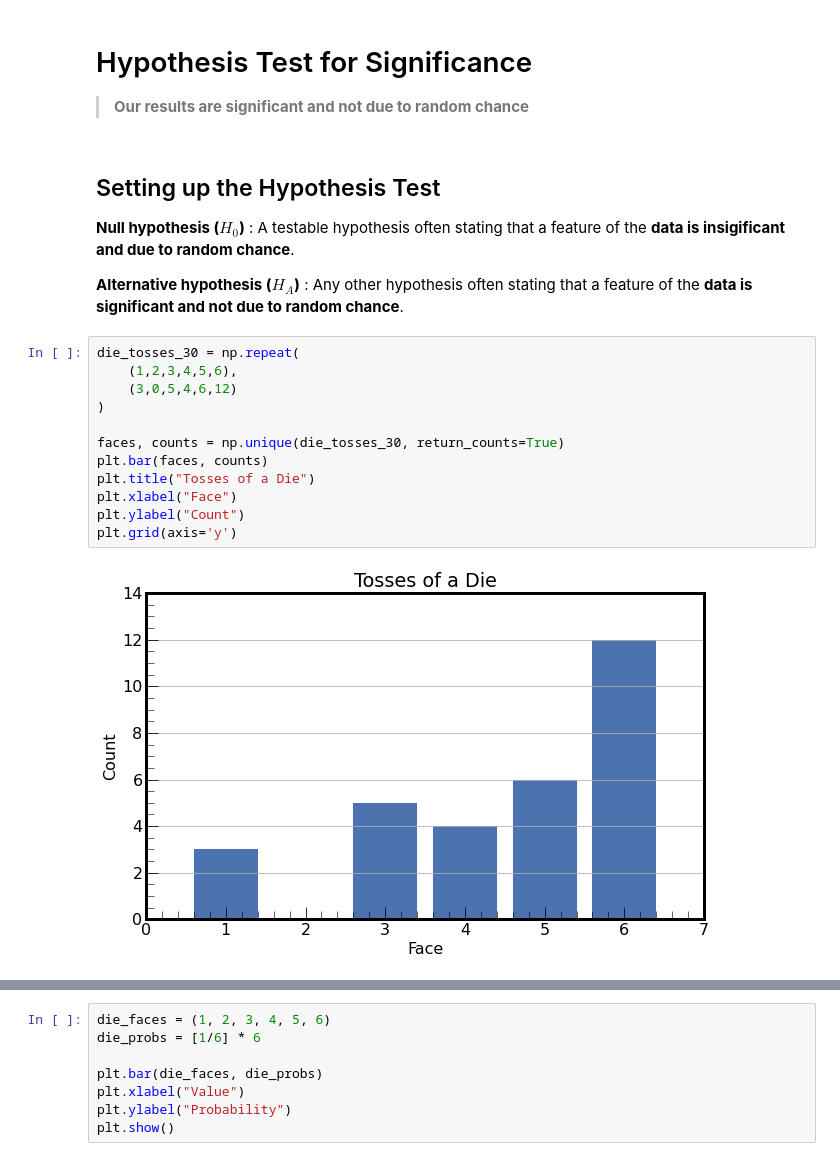
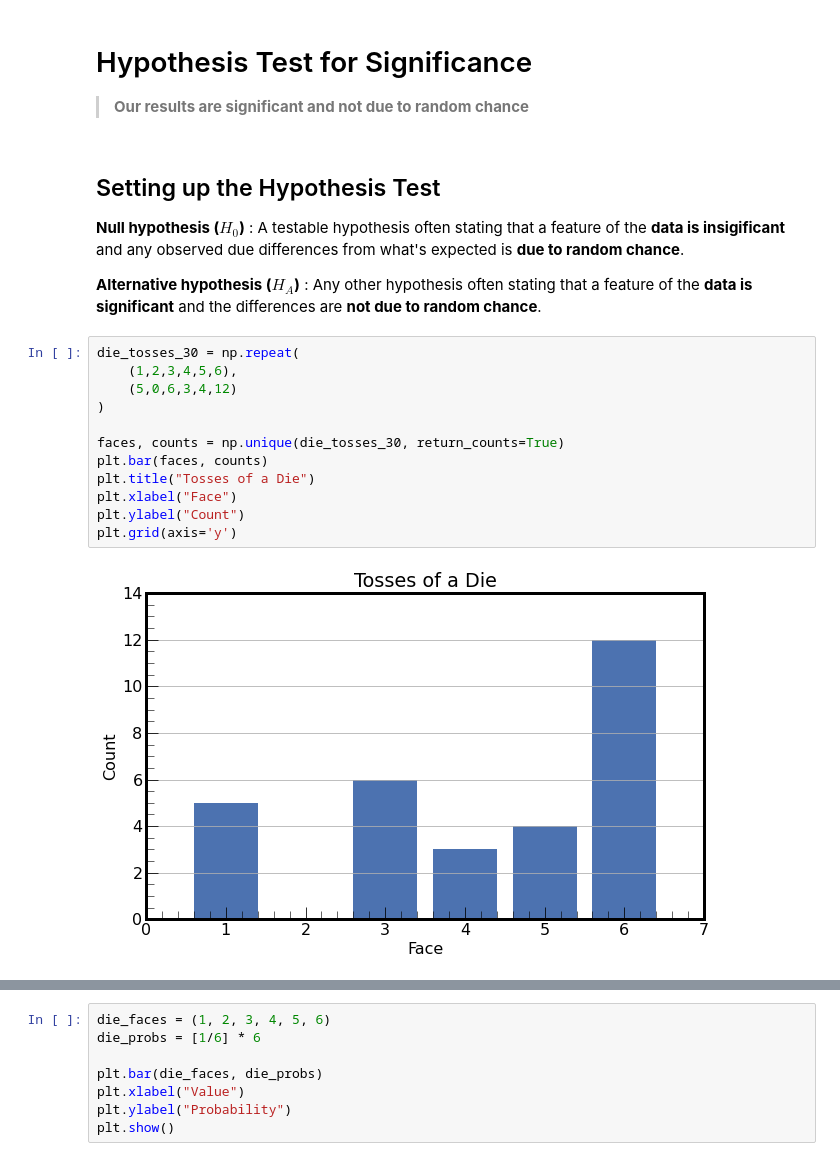
Before and after one commit to FilippenkoGroup/statistics_workshop, a Jupyter notebook: notebook.ipynb, the cells around one changed output, grey strips where cells are left out. Drawn from its saved outputs; the diff is of its cells as text.

```diff
--- a/notebook.ipynb
+++ b/notebook.ipynb
@@ -15,21 +15,21 @@ plt.style.use("style.mplstyle")  # A matplotlib "style" file to make plots look
 # %% [markdown]
 ## Setting up the Hypothesis Test
 **Null hypothesis ($H_0$)**
-: A testable hypothesis often stating that a feature of the **data is insigificant and due to random chance**.
+: A testable hypothesis often stating that a feature of the **data is insigificant** and any observed due differences from what's expected is **due to random chance**.
 
 **Alternative hypothesis ($H_A$)**
-: Any other hypothesis often stating that a feature of the **data is significant and not due to random chance**.
+: Any other hypothesis often stating that a feature of the **data is significant** and the differences are **not due to random chance**.
 # %%
 die_tosses_30 = np.repeat(
     (1,2,3,4,5,6),
-    (3,0,5,4,6,12)
+    (5,0,6,3,4,12)
 )
 
 faces, counts = np.unique(die_tosses_30, return_counts=True)
 plt.bar(faces, counts)
 plt.title("Tosses of a Die")
 plt.xlabel("Face")
 plt.ylabel("Count")
 plt.grid(axis='y')
 # %% [output]
-[figure, old version]
+[figure, new version]
```
Also changed, not shown: parts of 15 cells of this notebook, 1 other file.
